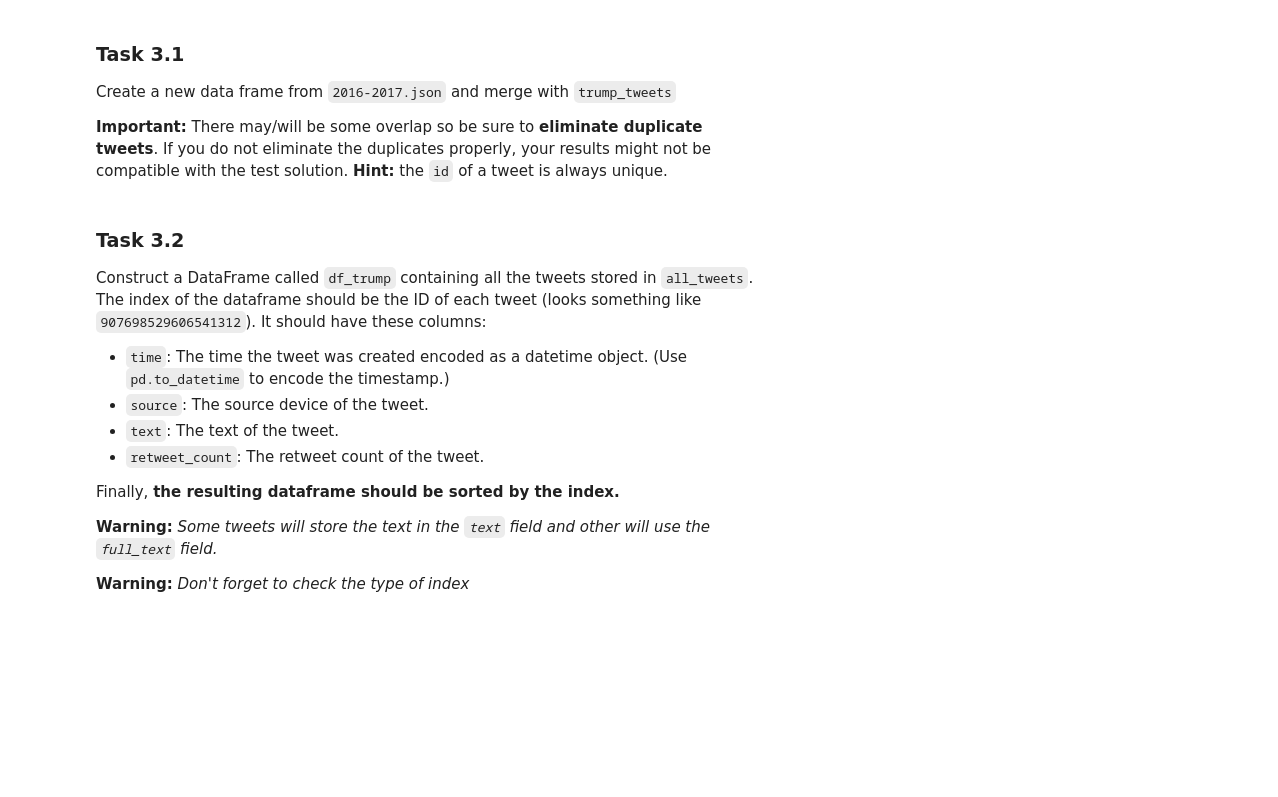
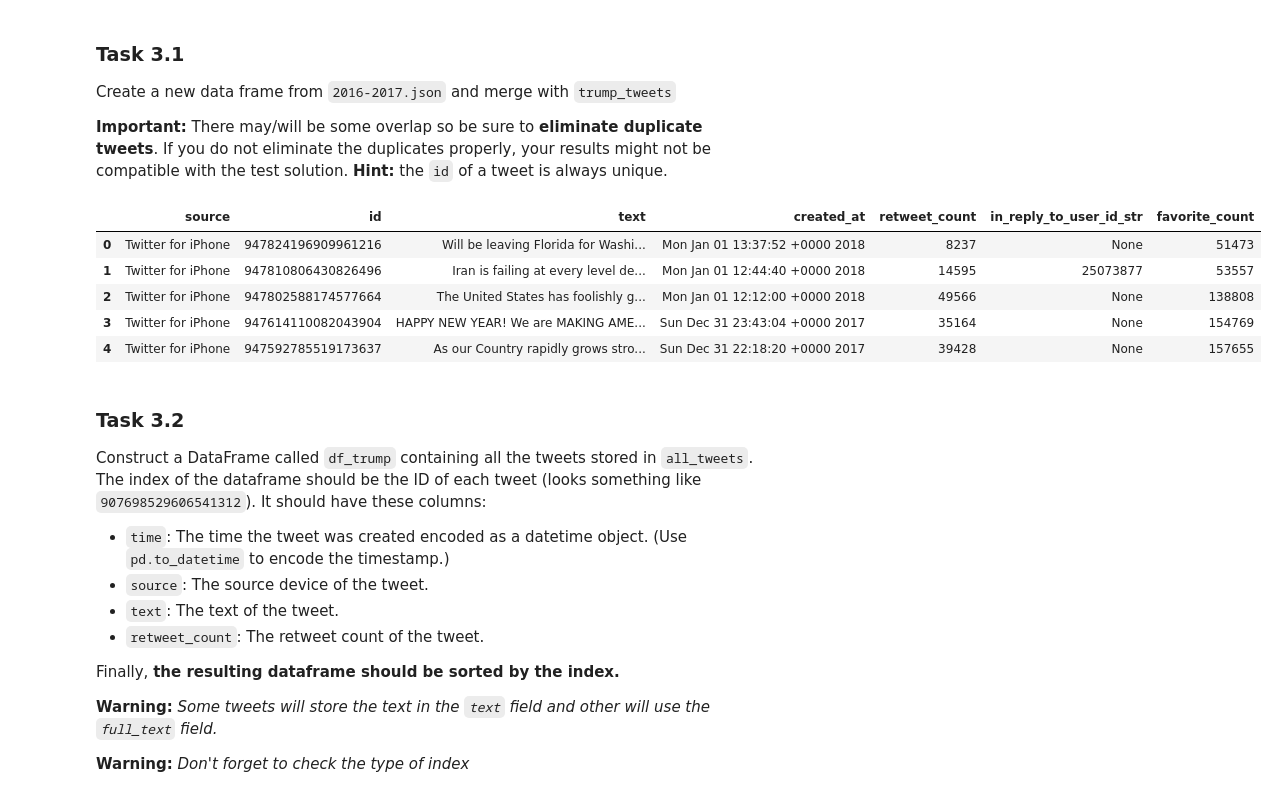
Before and after one commit to aarif-razak/cs439Work, a Jupyter notebook: MidSemProject/MidSemester_Project_F21_V1.ipynb, the cells around one changed output. Saved outputs shown, nothing was run; the diff lists cells and outputs as text; code cells hidden in the pictures; blank space fills up the shorter version.

```diff
--- a/MidSemProject/MidSemester_Project_F21_V1.ipynb
+++ b/MidSemProject/MidSemester_Project_F21_V1.ipynb
@@ -377,14 +377,21 @@ Create a new data frame from `2016-2017.json` and merge with `trump_tweets`
 # %%
 # if you do not have new tweets, then all_tweets is the same as  old_trump_tweets
 
 ### BEGIN SOLUTION
 old_tweets = load_tweets('data/2016-2017.json')
 old_tweets = pd.DataFrame(old_tweets)
+trump_tweets = trump_tweets.rename(columns={"full_text": "text"})
 
-all_tweets = pd.concat([old_tweets, trump_tweets], join='inner').drop_duplicates() # Store merged data in this variable
+all_tweets = pd.concat([old_tweets, trump_tweets], join='inner') # Store merged data in this variable
 ### END SOLUTION
-
-assert(all_tweets.size == 60264)
+assert(all_tweets.size == 70308)
+# %% [output]
+|  | source | id | text | created_at | retweet_count | in_reply_to_user_id_str | favorite_count |
+| 0 | Twitter for iPhone | 947824196909961216 | Will be leaving Florida for Washi... | Mon Jan 01 13:37:52 +0000 2018 | 8237 | None | 51473 |
+| 1 | Twitter for iPhone | 947810806430826496 | Iran is failing at every level de... | Mon Jan 01 12:44:40 +0000 2018 | 14595 | 25073877 | 53557 |
+| 2 | Twitter for iPhone | 947802588174577664 | The United States has foolishly g... | Mon Jan 01 12:12:00 +0000 2018 | 49566 | None | 138808 |
+| 3 | Twitter for iPhone | 947614110082043904 | HAPPY NEW YEAR! We are MAKING AME... | Sun Dec 31 23:43:04 +0000 2017 | 35164 | None | 154769 |
+| 4 | Twitter for iPhone | 947592785519173637 | As our Country rapidly grows stro... | Sun Dec 31 22:18:20 +0000 2017 | 39428 | None | 157655 |
 # %% [markdown]
 ### Task 3.2
 Construct a DataFrame called `df_trump` containing all the tweets stored in `all_tweets`. The index of the dataframe should be the ID of each tweet (looks something like `907698529606541312`). It should have these columns:
```
Also changed, not shown: parts of 2 cells of this notebook.
